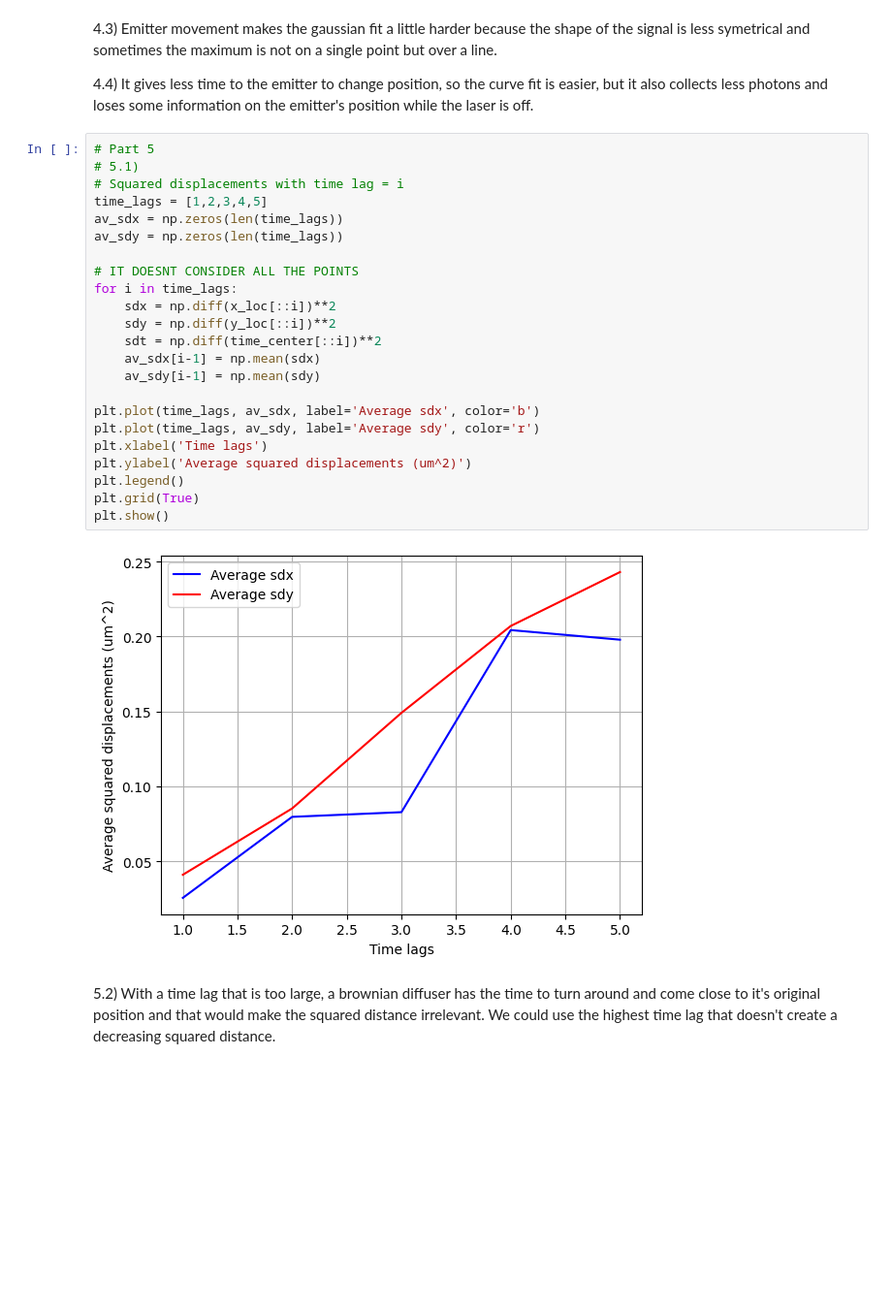
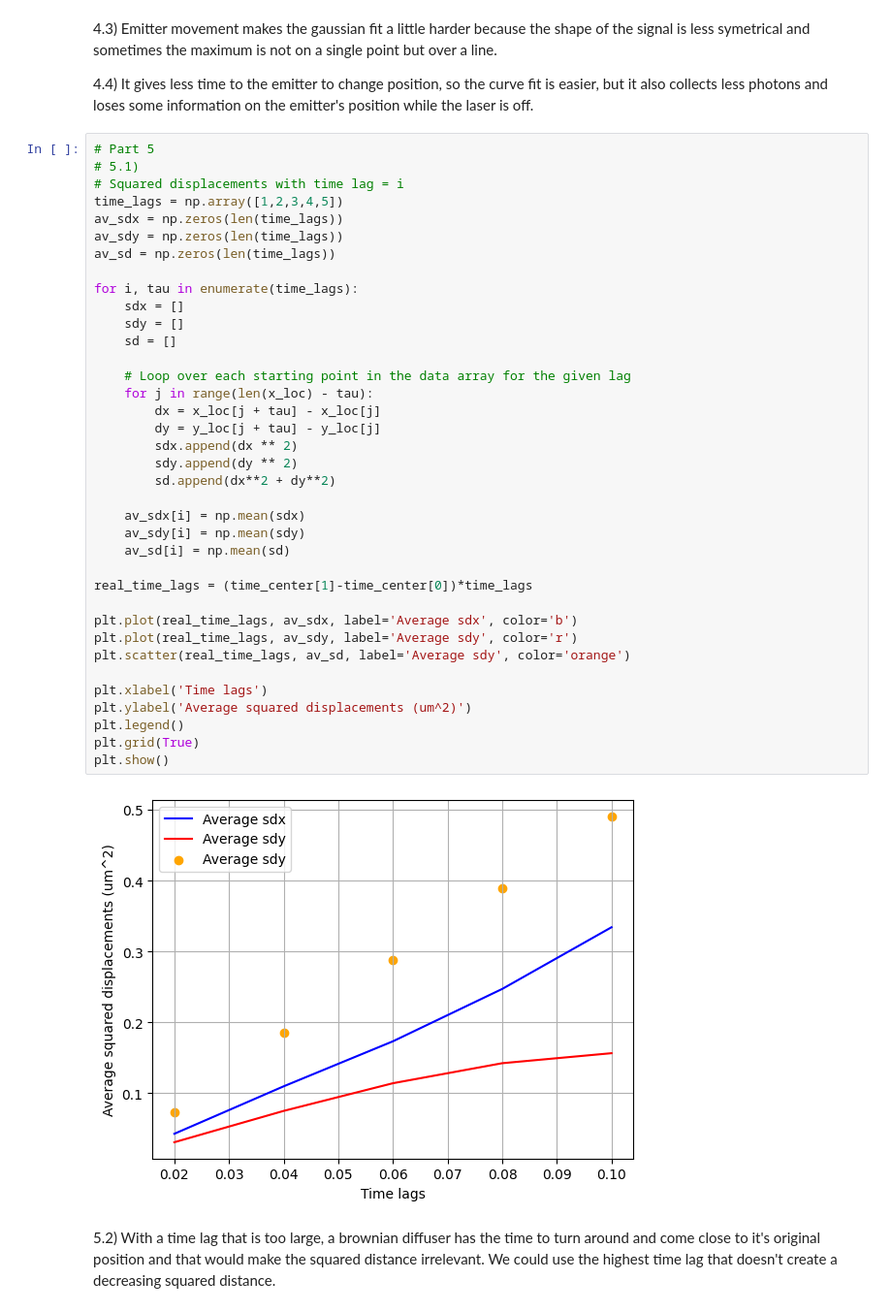
Before and after one commit to BlackcrownC/PHS3910, a Jupyter notebook: Mandat_3/Travail_sim.ipynb, the cells around one changed output. Shown at 97% size. Cells and saved outputs as stored; diff of their text form; blank space fills up the shorter version.

```diff
--- a/Mandat_3/Travail_sim.ipynb
+++ b/Mandat_3/Travail_sim.ipynb
@@ -282,28 +283,42 @@ plt.show()
 # %%
 # Part 5
 # 5.1)
 # Squared displacements with time lag = i
-time_lags = [1,2,3,4,5]
+time_lags = np.array([1,2,3,4,5])
 av_sdx = np.zeros(len(time_lags))
 av_sdy = np.zeros(len(time_lags))
+av_sd = np.zeros(len(time_lags))
 
-# IT DOESNT CONSIDER ALL THE POINTS
-for i in time_lags:
-    sdx = np.diff(x_loc[::i])**2
-    sdy = np.diff(y_loc[::i])**2
-    sdt = np.diff(time_center[::i])**2
-    av_sdx[i-1] = np.mean(sdx)
-    av_sdy[i-1] = np.mean(sdy)
+for i, tau in enumerate(time_lags):
+    sdx = []
+    sdy = []
+    sd = []
 
-plt.plot(time_lags, av_sdx, label='Average sdx', color='b')
-plt.plot(time_lags, av_sdy, label='Average sdy', color='r')
+    # Loop over each starting point in the data array for the given lag
+    for j in range(len(x_loc) - tau):
+        dx = x_loc[j + tau] - x_loc[j]
+        dy = y_loc[j + tau] - y_loc[j]
+        sdx.append(dx ** 2)
+        sdy.append(dy ** 2)
+        sd.append(dx**2 + dy**2)
+
+    av_sdx[i] = np.mean(sdx)
+    av_sdy[i] = np.mean(sdy)
+    av_sd[i] = np.mean(sd)
+
+real_time_lags = (time_center[1]-time_center[0])*time_lags
+
+plt.plot(real_time_lags, av_sdx, label='Average sdx', color='b')
+plt.plot(real_time_lags, av_sdy, label='Average sdy', color='r')
+plt.scatter(real_time_lags, av_sd, label='Average sdy', color='orange')
+
 plt.xlabel('Time lags')
 plt.ylabel('Average squared displacements (um^2)')
 plt.legend()
 plt.grid(True)
 plt.show()
 # %% [output]
-[figure, old version]
+[figure, new version]
 # %% [markdown]
 5.2) With a time lag that is too large, a brownian diffuser has the time to turn around and come close to it's original position and that would make the squared distance irrelevant. We could use the highest time lag that doesn't create a decreasing squared distance.
 # %%
```
Also changed, not shown: parts of 10 cells of this notebook.
